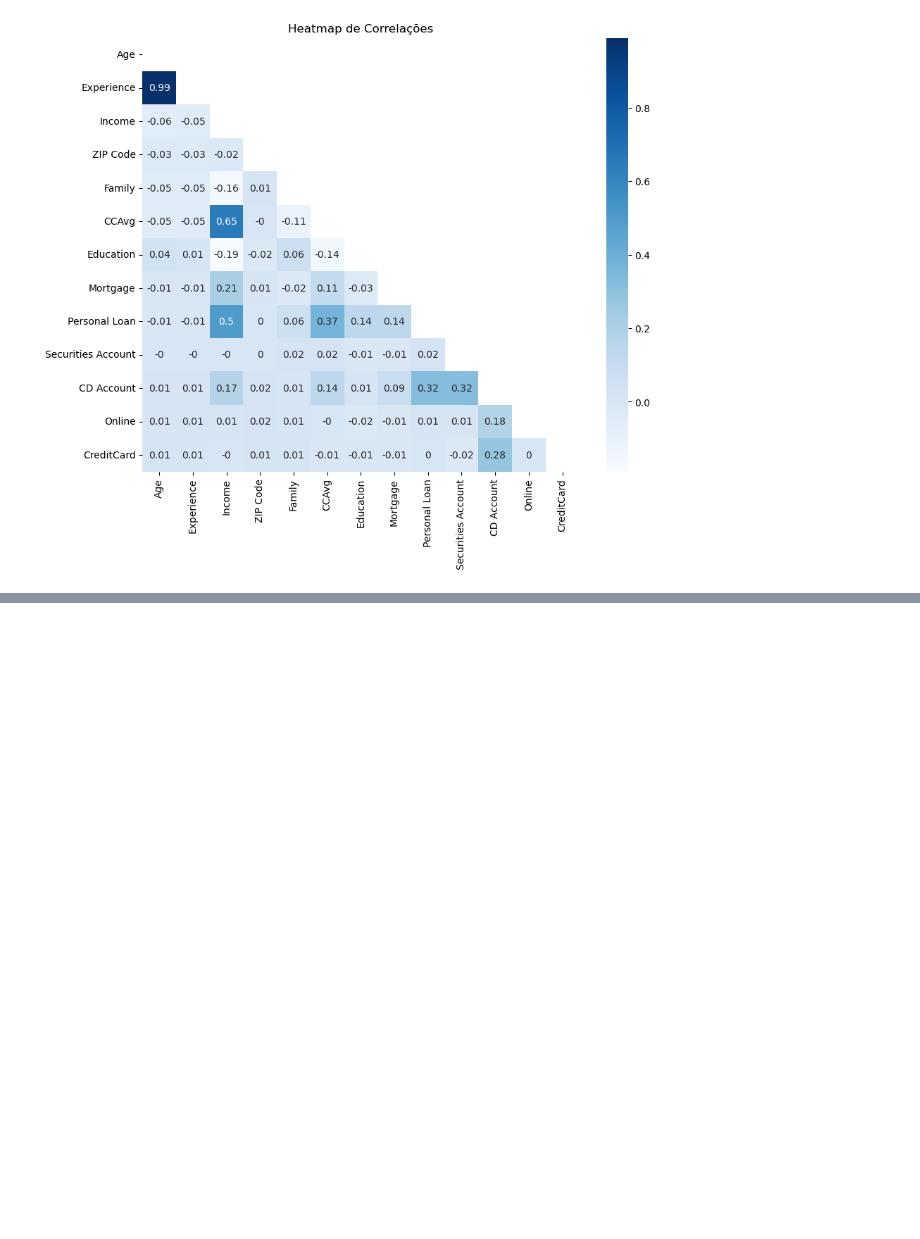
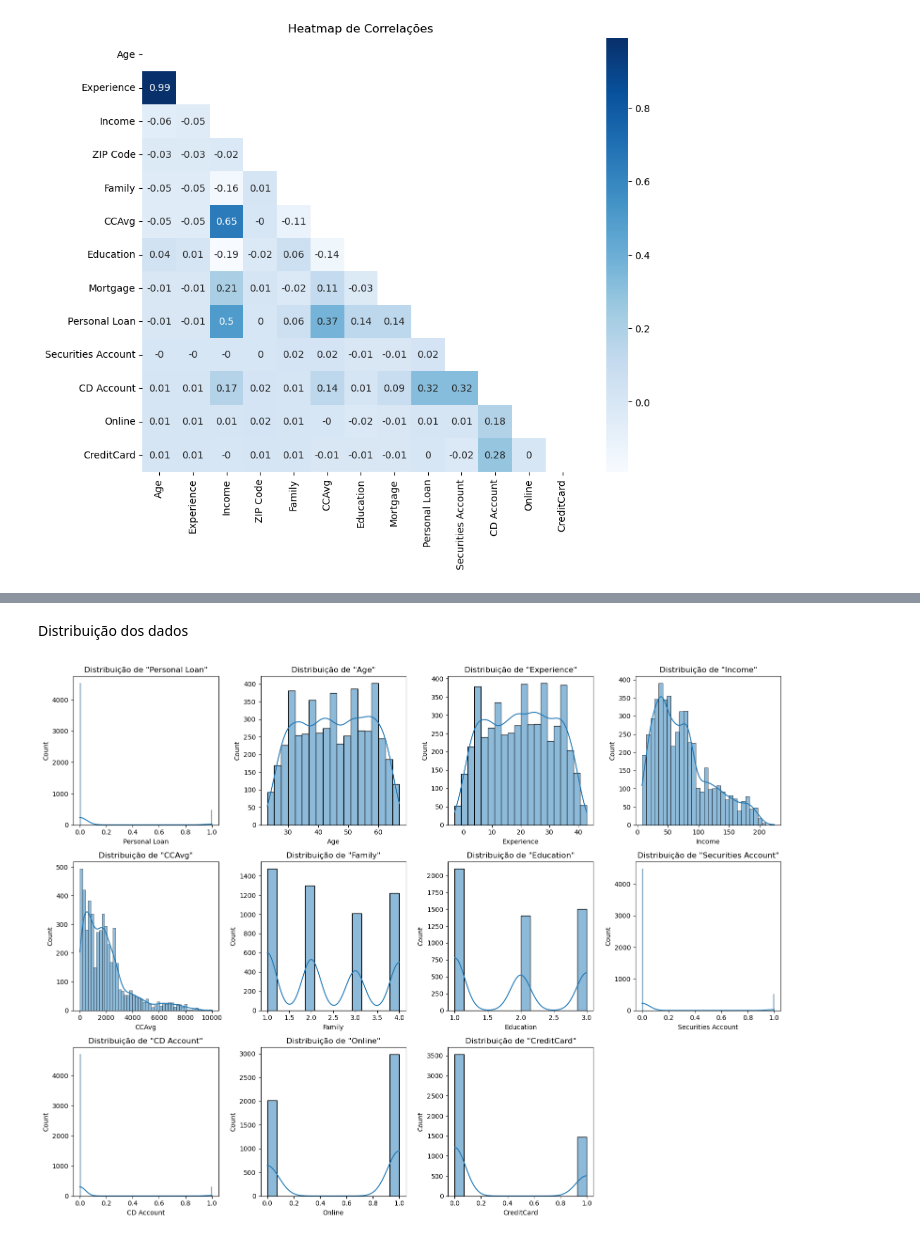
Before and after one commit to FernandoLKS/Bank_loan_defaulter, a Jupyter notebook: Bank_Personal_Loan.ipynb, the cells around one changed output, grey strips where cells are left out. Cells and saved outputs as stored; diff of their text form; code cells hidden in the pictures; blank space fills up the shorter version.

```diff
--- a/Bank_Personal_Loan.ipynb
+++ b/Bank_Personal_Loan.ipynb
@@ -152,11 +149,10 @@ data.head(10)
 | 8 | 35 | 10 | 81 | 90089 | 3 | 600.0 | 2 | 104000 | 0 | ... |
 | 9 | 34 | 9 | 180 | 93023 | 1 | 8900.0 | 3 | 0 | 1 | ... |
 # %%
-target = "Personal Loan"
-id_features = ["ID"]
+target_feature = ["Personal Loan"]
+id_features = ["ID", "ZIP Code"]
 numeric_features = ["Age", "Experience", "Income", "CCAvg", "Family"]
-categorical_features = ["ZIP Code", "Education"]
-binary_features = ["Securities Account", "CD Account", "Online", "CreditCard"]
+categorical_features = ["Education", "Securities Account", "CD Account", "Online", "CreditCard"]
 # %%
 corr_matrix = data.corr()
 
@@ -170,0 +173,21 @@ plt.show()
+# %% [markdown]
+Distribuição dos dados
+# %%
+features_analized = target_feature + numeric_features + categorical_features
+ncols = 4
+nrows = len(features_analized)//ncols+1
+
+fig, axs = plt.subplots(nrows=nrows, ncols=ncols, figsize=(4*ncols, 4*nrows))
+axs = axs.flatten()
+
+for i, feature in enumerate(features_analized):
+    sns.histplot(x=data[feature], ax=axs[i], kde=True)
+    axs[i].set_title(f"Distribuição de \"{feature}\"")
+
+for j in range(i+1, len(axs)):
+    fig.delaxes(axs[j])
+
+plt.tight_layout()
+plt.show()
+# %% [output]
+[figure, added]
```
Also changed, not shown: parts of 7 cells of this notebook, 1 other file.
